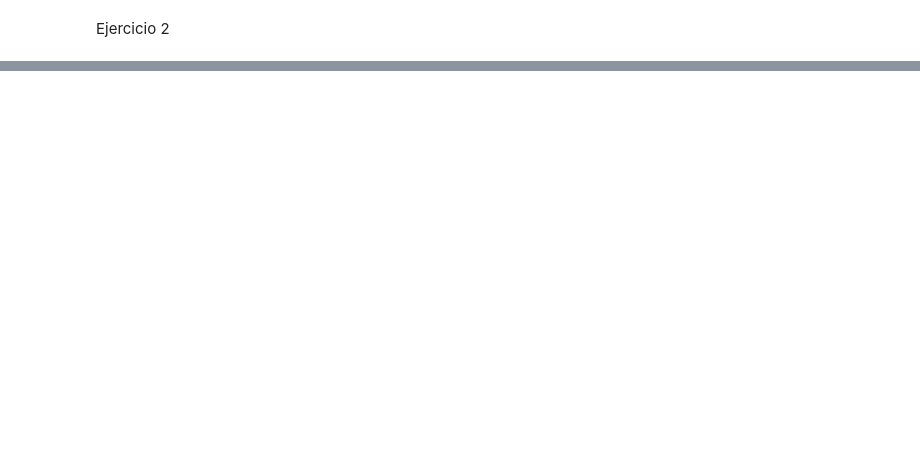
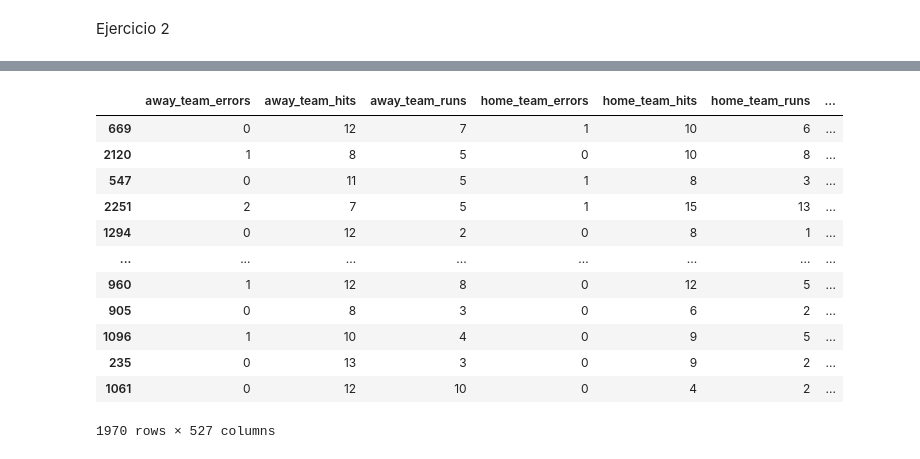
Before and after one commit to Yong-Park/DataMining_Lab1_UVG_2023, a Jupyter notebook: lab1.ipynb, the cells around one changed output, grey strips where cells are left out. Cells and saved outputs as stored; diff of their text form; code cells hidden in the pictures; blank space fills up the shorter version.

```diff
--- a/lab1.ipynb
+++ b/lab1.ipynb
@@ -497,3 +497,16 @@ datos.head()
 | 4 | 18,572 | Colorado Rockies | 1 | 8 | 4 | 2:39 | Day Game, on grass | ... |
 # %% [markdown]
 Ejercicio 2
+# %%
+X = datos.iloc[:, 1:]
+y = datos.iloc[:, 0]
+# %%
+def codif_y_ligar(dataframe_original, variables_a_codificar):
+    dummies = pd.get_dummies(dataframe_original[[variables_a_codificar]])
+    res = pd.concat([dataframe_original, dummies], axis = 1)
+    res = res.drop([variables_a_codificar], axis = 1)
+    return(res)
+# %%
+variables_a_codificar = ['away_team', 'game_type', 'home_team', 'start_time', 'venue','weekend','day','year','month','game_duration']   #  Esta es una lista de variables
+for variable in variables_a_codificar:
+    X = codif_y_ligar(X, variable)
@@ -499,0 +533,19 @@ Ejercicio 2
+# %%
+from sklearn.model_selection import train_test_split
+X_entreno, X_prueba, y_entreno, y_prueba = train_test_split(X, y, test_size = 0.2, random_state = 1)
+# %%
+X_entreno
+# %% [output]
+|  | away_team_errors | away_team_hits | away_team_runs | home_team_errors | home_team_hits | home_team_runs | ... |
+| 669 | 0 | 12 | 7 | 1 | 10 | 6 | ... |
+| 2120 | 1 | 8 | 5 | 0 | 10 | 8 | ... |
+| 547 | 0 | 11 | 5 | 1 | 8 | 3 | ... |
+| 2251 | 2 | 7 | 5 | 1 | 15 | 13 | ... |
+| 1294 | 0 | 12 | 2 | 0 | 8 | 1 | ... |
+| ... | ... | ... | ... | ... | ... | ... | ... |
+| 960 | 1 | 12 | 8 | 0 | 12 | 5 | ... |
+| 905 | 0 | 8 | 3 | 0 | 6 | 2 | ... |
+| 1096 | 1 | 10 | 4 | 0 | 9 | 5 | ... |
+| 235 | 0 | 13 | 3 | 0 | 9 | 2 | ... |
+| 1061 | 0 | 12 | 10 | 0 | 4 | 2 | ... |
+1970 rows × 527 columns
```
Also changed, not shown: parts of 3 cells of this notebook, 4 other files.
